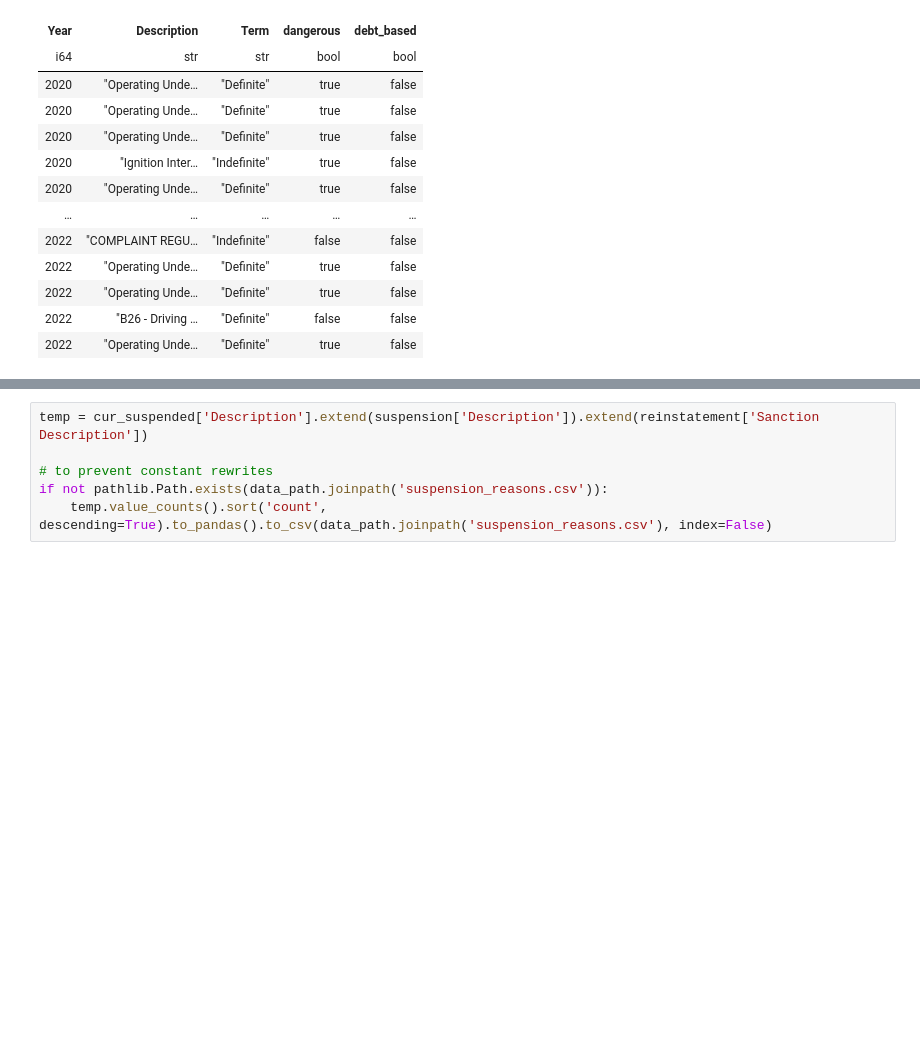
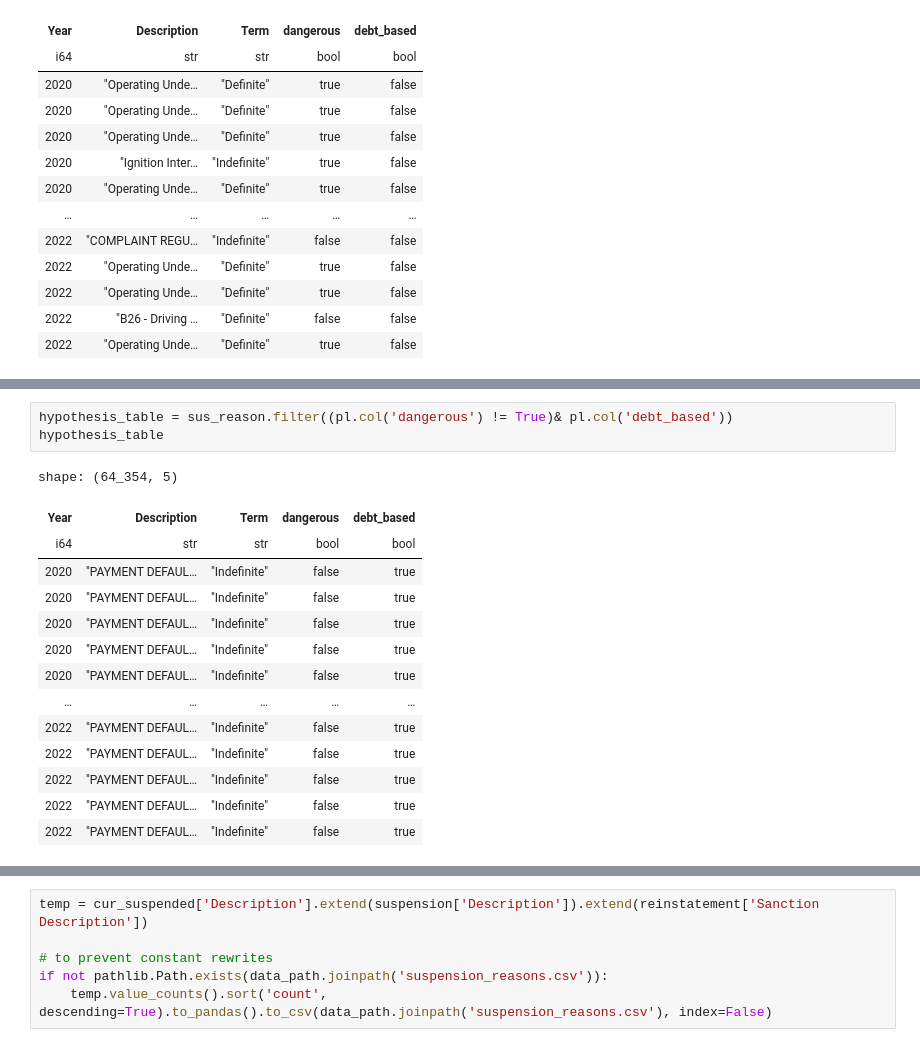
Before and after one commit to BU-Spark/ds4g-livable-streets-debt, a Jupyter notebook: analysis/discovery.ipynb, the cells around one changed output, grey strips where cells are left out. Drawn from its saved outputs; the diff is of its cells as text; blank space fills up the shorter version.

```diff
--- a/analysis/discovery.ipynb
+++ b/analysis/discovery.ipynb
@@ -242,0 +247,18 @@ plt.show()
+# %%
+hypothesis_table = sus_reason.filter((pl.col('dangerous') != True)& pl.col('debt_based'))
+hypothesis_table
+# %% [output]
+shape: (64_354, 5)
+| Year | Description | Term | dangerous | debt_based |
+| i64 | str | str | bool | bool |
+| 2020 | "PAYMENT DEFAUL… | "Indefinite" | false | true |
+| 2020 | "PAYMENT DEFAUL… | "Indefinite" | false | true |
+| 2020 | "PAYMENT DEFAUL… | "Indefinite" | false | true |
+| 2020 | "PAYMENT DEFAUL… | "Indefinite" | false | true |
+| 2020 | "PAYMENT DEFAUL… | "Indefinite" | false | true |
+| … | … | … | … | … |
+| 2022 | "PAYMENT DEFAUL… | "Indefinite" | false | true |
+| 2022 | "PAYMENT DEFAUL… | "Indefinite" | false | true |
+| 2022 | "PAYMENT DEFAUL… | "Indefinite" | false | true |
+| 2022 | "PAYMENT DEFAUL… | "Indefinite" | false | true |
+| 2022 | "PAYMENT DEFAUL… | "Indefinite" | false | true |
```
Also changed, not shown: parts of 6 cells of this notebook, 3 other files.
